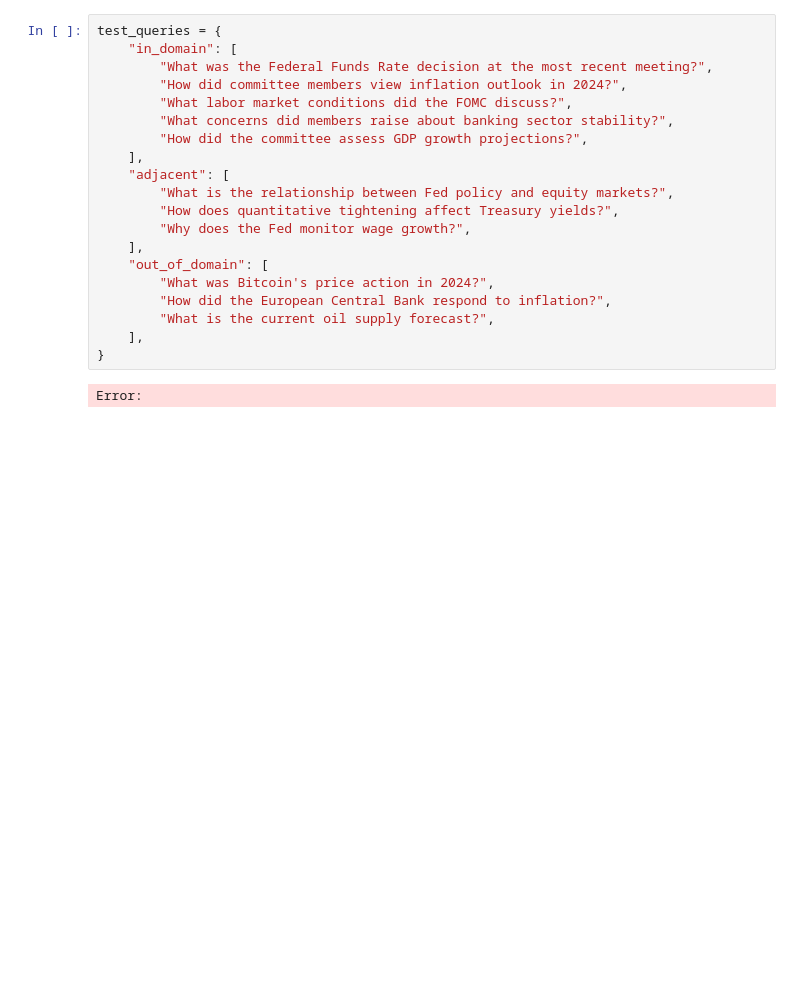
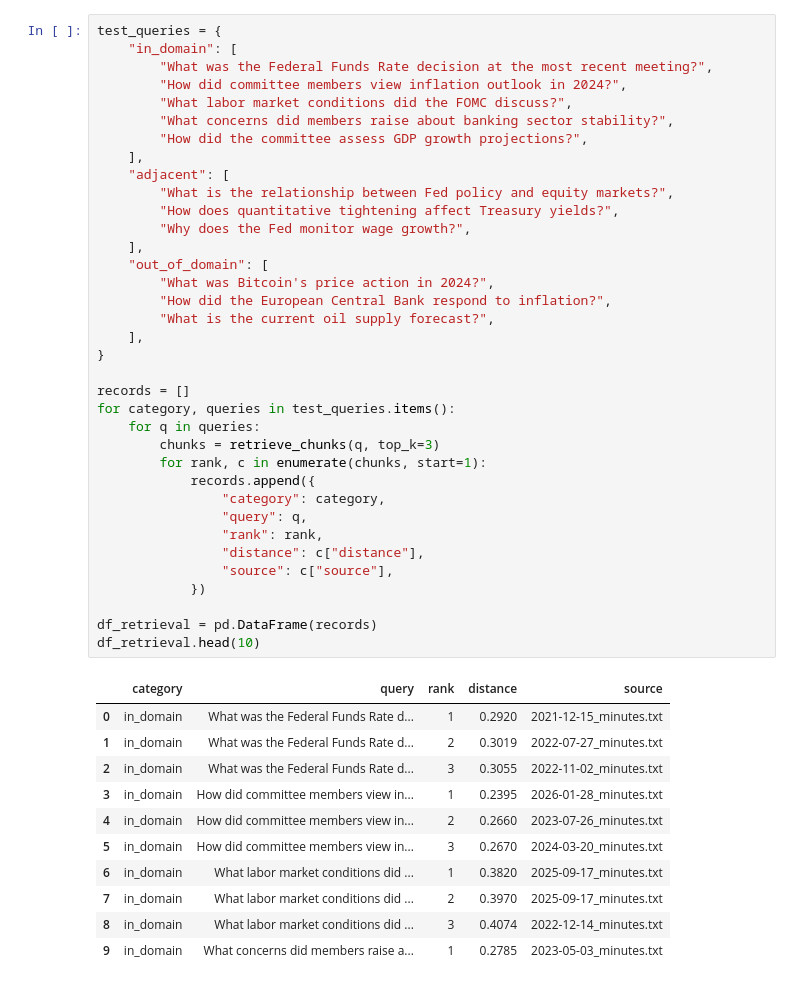
Before and after one commit to Dheerajc15/RiskPulse, a Jupyter notebook: notebooks/rag_market_data.ipynb, the cells around one changed output. Saved outputs shown, nothing was run; the diff lists cells and outputs as text; blank space fills up the shorter version.

```diff
--- a/notebooks/rag_market_data.ipynb
+++ b/notebooks/rag_market_data.ipynb
@@ -81,24 +145,50 @@ and out-of-domain queries (topics absent from the corpus, expected to fail).
 # %%
 test_queries = {
     "in_domain": [
         "What was the Federal Funds Rate decision at the most recent meeting?",
         "How did committee members view inflation outlook in 2024?",
         "What labor market conditions did the FOMC discuss?",
         "What concerns did members raise about banking sector stability?",
         "How did the committee assess GDP growth projections?",
     ],
     "adjacent": [
         "What is the relationship between Fed policy and equity markets?",
         "How does quantitative tightening affect Treasury yields?",
         "Why does the Fed monitor wage growth?",
     ],
     "out_of_domain": [
         "What was Bitcoin's price action in 2024?",
         "How did the European Central Bank respond to inflation?",
         "What is the current oil supply forecast?",
     ],
 }
+
+records = []
+for category, queries in test_queries.items():
+    for q in queries:
+        chunks = retrieve_chunks(q, top_k=3)
+        for rank, c in enumerate(chunks, start=1):
+            records.append({
+                "category": category,
+                "query": q,
+                "rank": rank,
+                "distance": c["distance"],
+                "source": c["source"],
+            })
+
+df_retrieval = pd.DataFrame(records)
+df_retrieval.head(10)
 # %% [output]
-Error:
+|  | category | query | rank | distance | source |
+| 0 | in_domain | What was the Federal Funds Rate d... | 1 | 0.2920 | 2021-12-15_minutes.txt |
+| 1 | in_domain | What was the Federal Funds Rate d... | 2 | 0.3019 | 2022-07-27_minutes.txt |
+| 2 | in_domain | What was the Federal Funds Rate d... | 3 | 0.3055 | 2022-11-02_minutes.txt |
+| 3 | in_domain | How did committee members view in... | 1 | 0.2395 | 2026-01-28_minutes.txt |
+| 4 | in_domain | How did committee members view in... | 2 | 0.2660 | 2023-07-26_minutes.txt |
+| 5 | in_domain | How did committee members view in... | 3 | 0.2670 | 2024-03-20_minutes.txt |
+| 6 | in_domain | What labor market conditions did ... | 1 | 0.3820 | 2025-09-17_minutes.txt |
+| 7 | in_domain | What labor market conditions did ... | 2 | 0.3970 | 2025-09-17_minutes.txt |
+| 8 | in_domain | What labor market conditions did ... | 3 | 0.4074 | 2022-12-14_minutes.txt |
+| 9 | in_domain | What concerns did members raise a... | 1 | 0.2785 | 2023-05-03_minutes.txt |
 # %%
 fig, ax = plt.subplots(figsize=(11, 5))
```
Also changed, not shown: parts of 29 cells of this notebook.
